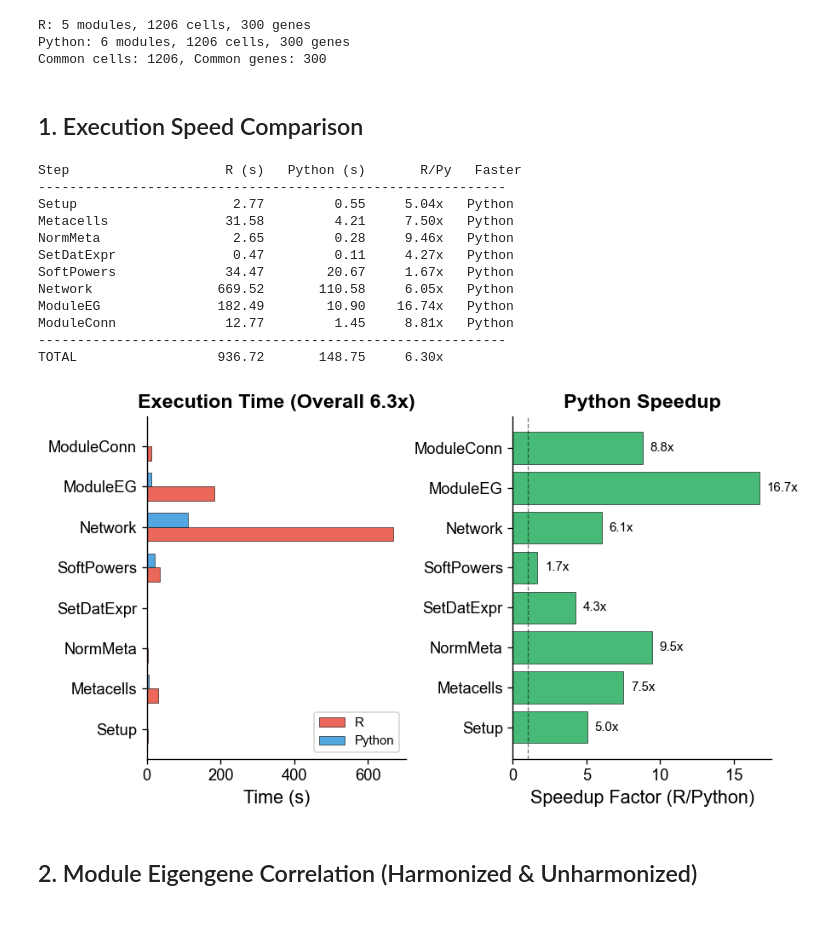
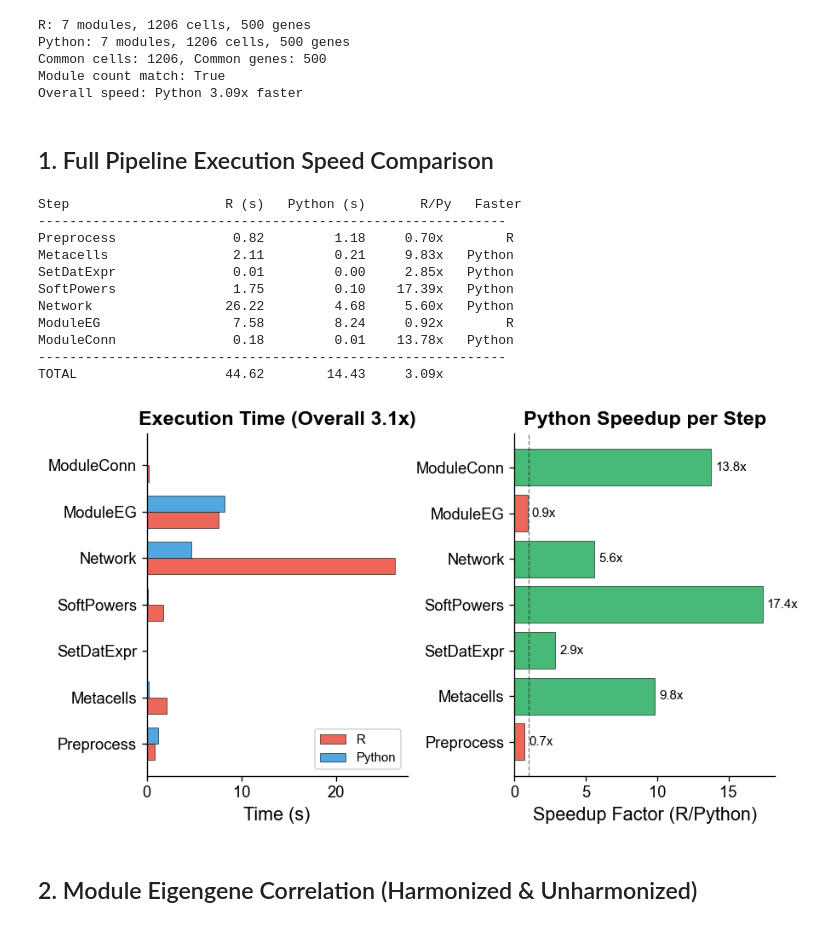
Before and after one commit to omicverse/py-hdWGCNA, a Jupyter notebook: examples/R_vs_Python_hdWGCNA_Benchmark_executed.ipynb, the cells around one changed output. Cells and saved outputs as stored; diff of their text form; code cells hidden in the pictures.

```diff
--- a/examples/R_vs_Python_hdWGCNA_Benchmark_executed.ipynb
+++ b/examples/R_vs_Python_hdWGCNA_Benchmark_executed.ipynb
@@ -26,8 +41,12 @@ OUT_DIR = DATA_DIR
 R_COLOR = '#E74C3C'; PY_COLOR = '#3498DB'
 MOD_COLORS = {
     'blue': '#0000FF', 'turquoise': '#40E0D0', 'yellow': '#FFD700',
-    'red': '#FF0000', 'brown': '#A52A2A', 'green': '#008000', 'grey': '#808080'
+    'red': '#FF0000', 'brown': '#A52A2A', 'green': '#008000',
+    'grey': '#808080', 'black': '#000000',
 }
+
+with open(os.path.join(DATA_DIR, 'comparison_results.json')) as f:
+    results = json.load(f)
 
 with open(os.path.join(R_DIR, 'r_timings.json')) as f:
     r_time = json.load(f)
@@ -37,44 +56,59 @@ with open(os.path.join(P_DIR, 'py_timings.json')) as f:
 r_me = pd.read_csv(os.path.join(R_DIR, 'MEs.csv'), index_col=0)
 r_me_unharm = pd.read_csv(os.path.join(R_DIR, 'MEs_unharmonized.csv'), index_col=0)
 p_me = pd.read_csv(os.path.join(P_DIR, 'MEs.csv'), index_col=0)
+p_me_unharm = pd.read_csv(os.path.join(P_DIR, 'MEs_unharmonized.csv'), index_col=0)
 r_kme = pd.read_csv(os.path.join(R_DIR, 'kME.csv'), index_col=0)
-p_kme = pd.read_csv(os.path.join(P_DIR, 'kME.csv'), index_col=0)
-r_modules = pd.read_csv(os.path.join(R_DIR, 'modules.csv'), index_col=0)
-p_modules = pd.read_csv(os.path.join(P_DIR, 'modules.csv'), index_col=0)
+r_modules = pd.read_csv(os.path.join(R_DIR, 'modules.csv'))
+p_modules = pd.read_csv(os.path.join(P_DIR, 'modules.csv'))
 
 if 'cell' in r_me.columns:
     r_me = r_me.set_index('cell')
 if 'cell' in r_me_unharm.columns:
     r_me_unharm = r_me_unharm.set_index('cell')
+if 'cell' in p_me.columns:
+    p_me = p_me.set_index('cell')
+if 'cell' in p_me_unharm.columns:
+    p_me_unharm = p_me_unharm.set_index('cell')
+
 r_me = r_me.select_dtypes(include=[np.number])
 r_me_unharm = r_me_unharm.select_dtypes(include=[np.number])
 p_me = p_me.select_dtypes(include=[np.number])
+p_me_unharm = p_me_unharm.select_dtypes(include=[np.number])
+
+p_kme_cols = [c for c in p_modules.columns if c.startswith('kME_') and c != 'kME_grey']
+if 'gene_name' in p_modules.columns:
+    p_kme = p_modules.set_index('gene_name')[p_kme_cols]
+else:
+    p_kme = p_modules[p_kme_cols]
 
 common_cells = r_me.index.intersection(p_me.index)
 common_genes = r_kme.index.intersection(p_kme.index)
 r_mod_names = [c for c in r_me.columns if c != 'grey']
 p_mod_names = [c for c in p_me.columns if c != 'grey']
 
+all_steps = results['all_steps']
+step_labels = results['step_labels']
+
 print(f'R: {len(r_mod_names)} modules, {r_me.shape[0]} cells, {r_kme.shape[0]} genes')
 print(f'Python: {len(p_mod_names)} modules, {p_me.shape[0]} cells, {p_kme.shape[0]} genes')
 print(f'Common cells: {len(common_cells)}, Common genes: {len(common_genes)}')
+print(f'Module count match: {results["modules_match"]}')
+print(f'Overall speed: Python {results["speed_ratio"]:.2f}x faster')
 # %% [output]
-R: 5 modules, 1206 cells, 300 genes
-Python: 6 modules, 1206 cells, 300 genes
-Common cells: 1206, Common genes: 300
+R: 7 modules, 1206 cells, 500 genes
+Python: 7 modules, 1206 cells, 500 genes
+Common cells: 1206, Common genes: 500
+Module count match: True
+Overall speed: Python 3.09x faster
 # %% [markdown]
-## 1. Execution Speed Comparison
+## 1. Full Pipeline Execution Speed Comparison
 # %%
-all_steps = ['SetupForWGCNA', 'MetacellsByGroups', 'NormalizeMetacells',
-             'SetDatExpr', 'TestSoftPowers', 'ConstructNetwork',
-             'ModuleEigengenes', 'ModuleConnectivity']
-step_labels = ['Setup', 'Metacells', 'NormMeta', 'SetDatExpr',
-               'SoftPowers', 'Network', 'ModuleEG', 'ModuleConn']
+r_vals = [r_time.get(s, 0) for s in all_steps]
+p_vals = [py_time.get(s, 0) for s in all_steps]
 
 print(f'{"Step":<18} {"R (s)":>10} {"Python (s)":>12} {"R/Py":>10} {"Faster":>8}')
 print('-' * 60)
-for step, label in zip(all_steps, step_labels):
-    rv = r_time.get(step, 0); pv = py_time.get(step, 0)
+for step, label, rv, pv in zip(all_steps, step_labels, r_vals, p_vals):
     if rv > 0 and pv > 0:
         ratio = rv / pv
         tag = 'Python' if pv < rv else 'R'
@@ -86,60 +120,57 @@ for step, label in zip(all_steps, step_labels):
         ratio = 0; tag = '-'
     print(f'{label:<18} {rv:>10.2f} {pv:>12.2f} {ratio:>8.2f}x {tag:>8}')
 
-r_total = sum(r_time.get(s, 0) for s in all_steps)
-p_total = sum(py_time.get(s, 0) for s in all_steps)
-overall_ratio = r_total / p_total if p_total > 0 else 0
+r_total = results['r_total_time']
+p_total = results['py_total_time']
+overall_ratio = results['speed_ratio']
 print('-' * 60)
 print(f'{"TOTAL":<18} {r_total:>10.2f} {p_total:>12.2f} {overall_ratio:>8.2f}x')
 
 fig, axes = plt.subplots(1, 2, figsize=(7.5, 4.2))
-r_vals = [r_time.get(s, 0) for s in all_steps]
-p_vals = [py_time.get(s, 0) for s in all_steps]
 x = np.arange(len(step_labels)); w = 0.35
 
 axes[0].barh(x - w/2, r_vals, w, label='R', color=R_COLOR, alpha=0.85, edgecolor='black', linewidth=0.4)
 axes[0].barh(x + w/2, p_vals, w, label='Python', color=PY_COLOR, alpha=0.85, edgecolor='black', linewidth=0.4)
 axes[0].set_yticks(x); axes[0].set_yticklabels(step_labels)
 axes[0].set_xlabel('Time (s)')
 axes[0].set_title(f'Execution Time (Overall {overall_ratio:.1f}x)', fontweight='bold')
 axes[0].legend(loc='lower right', fontsize=9)
 axes[0].spines['top'].set_visible(False); axes[0].spines['right'].set_visible(False)
 
 speedups = []
 for i in range(len(step_labels)):
     if r_vals[i] > 0 and p_vals[i] > 0:
         speedups.append(r_vals[i] / p_vals[i])
     else:
         speedups.append(0)
 colors_sp = ['#27AE60' if s >= 1 else '#E74C3C' for s in speedups]
 axes[1].barh(x, speedups, color=colors_sp, alpha=0.85, edgecolor='black', linewidth=0.4)
 axes[1].set_yticks(x); axes[1].set_yticklabels(step_labels)
 axes[1].set_xlabel('Speedup Factor (R/Python)')
-axes[1].set_title('Python Speedup', fontweight='bold')
+axes[1].set_title('Python Speedup per Step', fontweight='bold')
 axes[1].axvline(x=1, color='black', linestyle='--', linewidth=0.8, alpha=0.5)
 axes[1].spines['top'].set_visible(False); axes[1].spines['right'].set_visible(False)
 for i, v in enumerate(speedups):
     if v > 0:
-        axes[1].text(max(v, 0) + 0.5, i, '%.1fx' % v, va='center', fontsize=9)
+        axes[1].text(max(v, 0) + 0.3, i, '%.1fx' % v, va='center', fontsize=9)
 
 plt.tight_layout(pad=0.5)
 fig.savefig(os.path.join(OUT_DIR, 'fig1_speed_comparison.pdf'), bbox_inches='tight', pad_inches=0.02)
 fig.savefig(os.path.join(OUT_DIR, 'fig1_speed_comparison.png'), bbox_inches='tight', pad_inches=0.02)
 plt.show(); plt.close(fig)
 # %% [output]
 Step                    R (s)   Python (s)       R/Py   Faster
 ------------------------------------------------------------
-Setup                    2.77         0.55     5.04x   Python
-Metacells               31.58         4.21     7.50x   Python
-NormMeta                 2.65         0.28     9.46x   Python
-SetDatExpr               0.47         0.11     4.27x   Python
-SoftPowers              34.47        20.67     1.67x   Python
-Network                669.52       110.58     6.05x   Python
-ModuleEG               182.49        10.90    16.74x   Python
-ModuleConn              12.77         1.45     8.81x   Python
+Preprocess               0.82         1.18     0.70x        R
+Metacells                2.11         0.21     9.83x   Python
+SetDatExpr               0.01         0.00     2.85x   Python
+SoftPowers               1.75         0.10    17.39x   Python
+Network                 26.22         4.68     5.60x   Python
+ModuleEG                 7.58         8.24     0.92x        R
+ModuleConn               0.18         0.01    13.78x   Python
 ------------------------------------------------------------
-TOTAL                  936.72       148.75     6.30x
+TOTAL                   44.62        14.43     3.09x
-[figure, old version]
+[figure, new version]
 # %% [markdown]
 ## 2. Module Eigengene Correlation (Harmonized & Unharmonized)
 # %%
```
Also changed, not shown: parts of 9 cells of this notebook, 12 other files.
